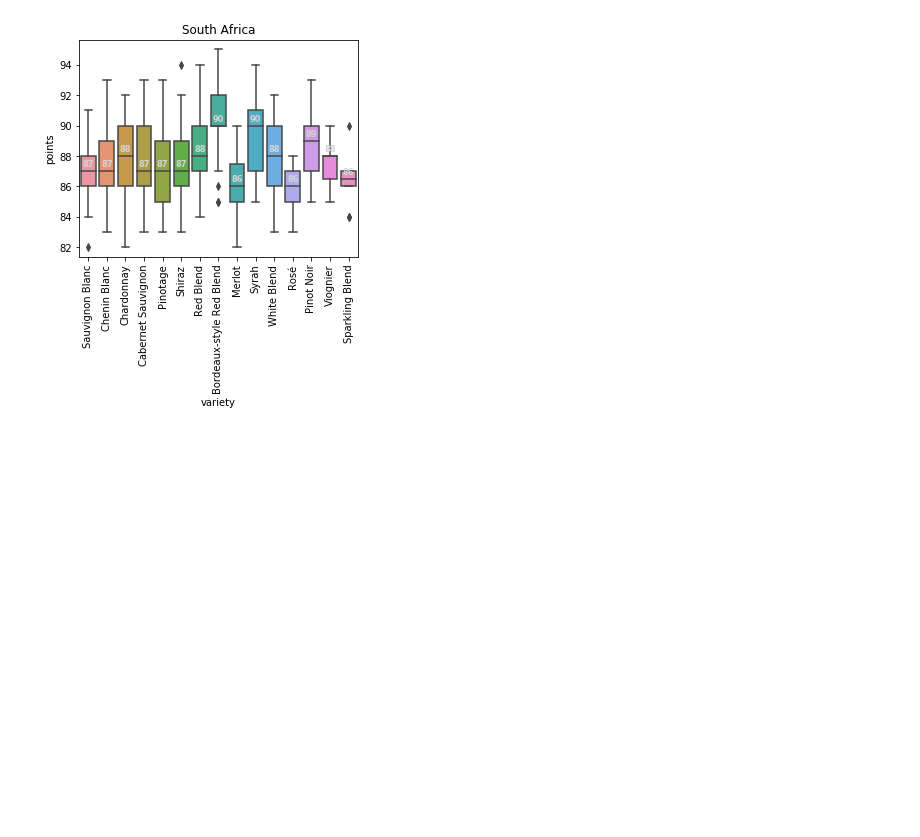
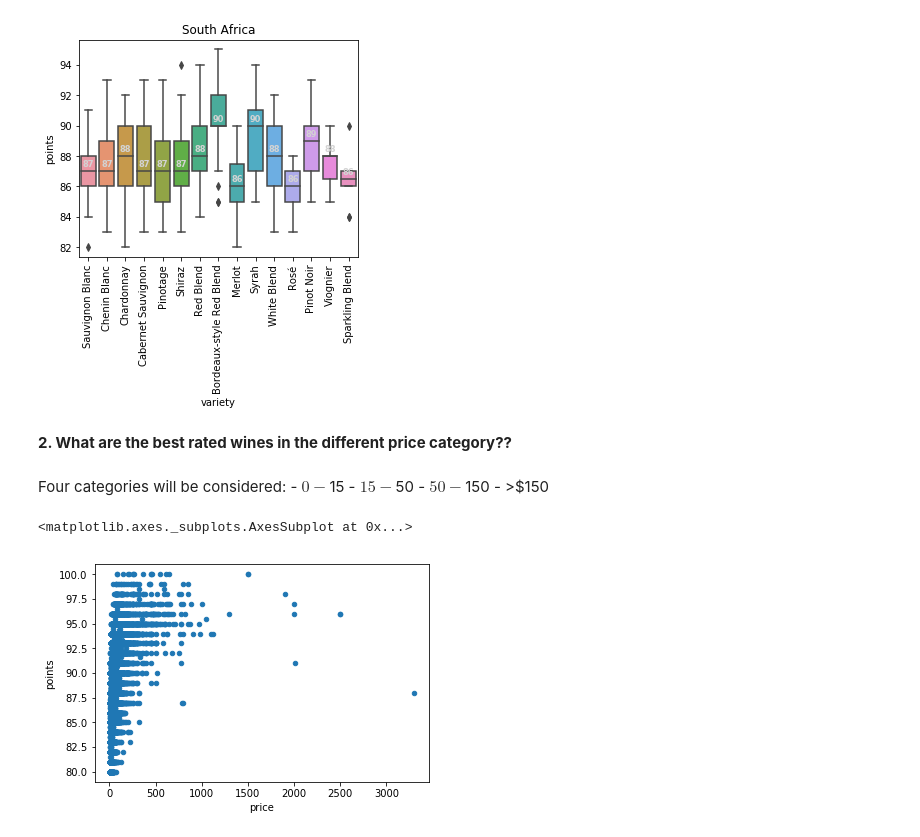
Before and after one commit to lenuel/Wine-Analysis, a Jupyter notebook: wine-analysis.ipynb, the cells around one changed output. Saved outputs shown, nothing was run; the diff lists cells and outputs as text; code cells hidden in the pictures; blank space fills up the shorter version.

```diff
--- a/wine-analysis.ipynb
+++ b/wine-analysis.ipynb
@@ -314,3 +314,16 @@ for country in major_countries:
 [figure]
 [figure]
 [figure]
+# %% [markdown]
+**2. What are the best rated wines in the different price category??**
+# %% [markdown]
+Four categories will be considered:
+    - $0-$15
+    - $15-$50
+    - $50-$150
+    - >$150
+# %%
+wine_groupped.plot(kind='scatter', x = 'price', y= 'points')
+# %% [output]
+<matplotlib.axes._subplots.AxesSubplot at 0x...>
+[figure, added]
```
Also changed, not shown: parts of 11 cells of this notebook.
